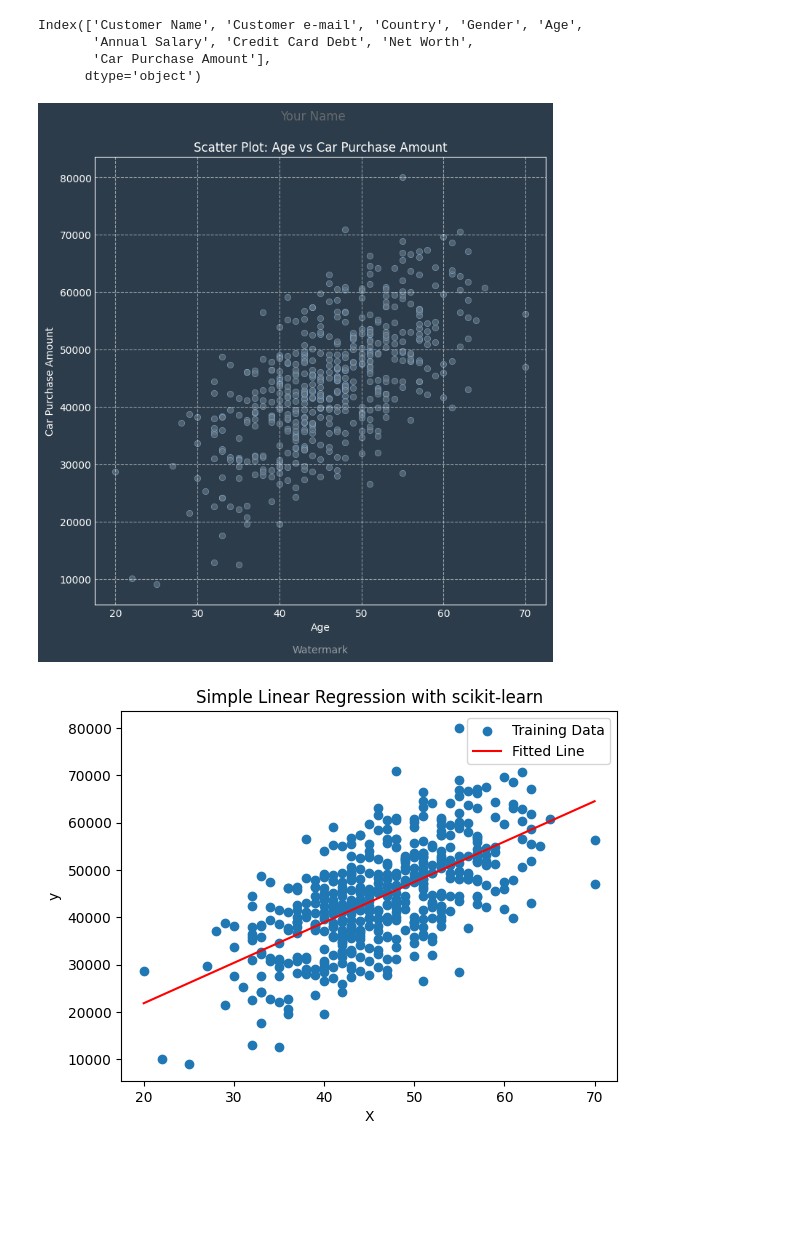
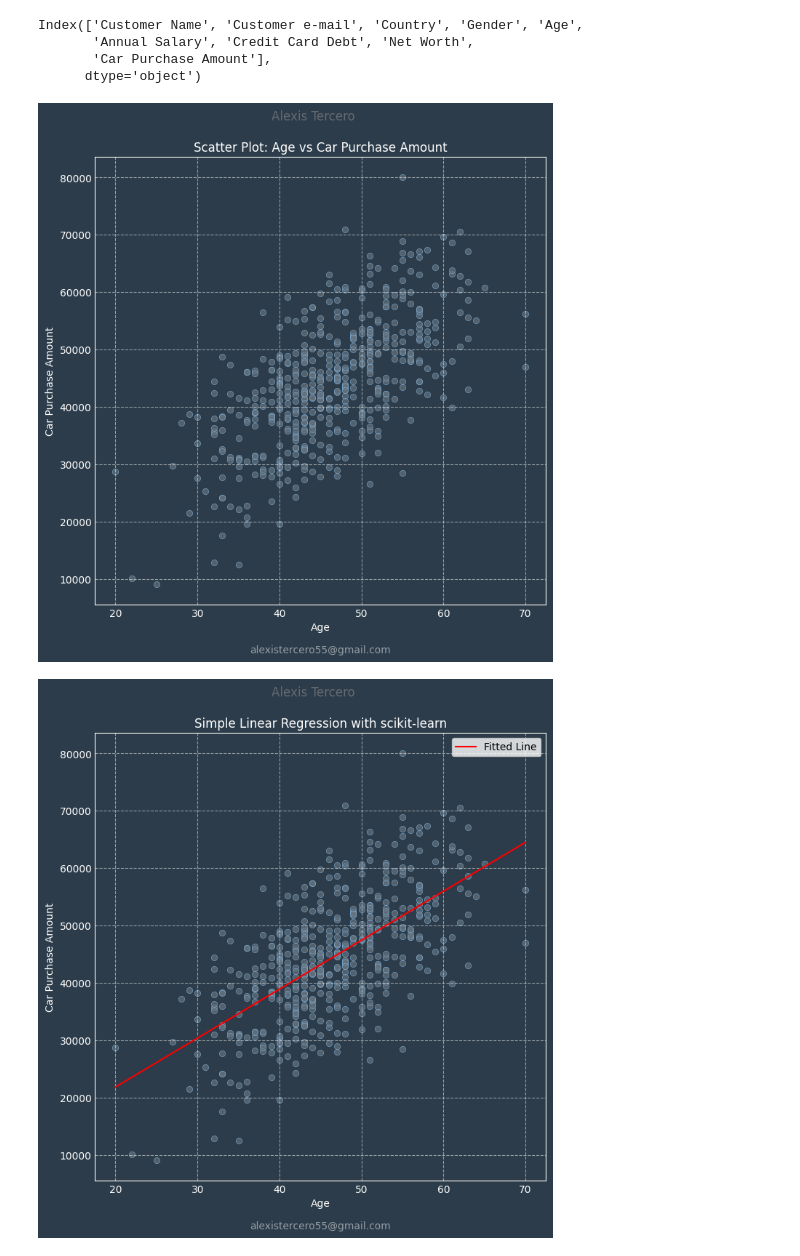
Before and after one commit to AlexisTercero55/AI-Research, a Jupyter notebook: Research/Regressions/Linear regression/Linear Regresion.ipynb, the cells around one changed output. Saved outputs shown, nothing was run; the diff lists cells and outputs as text; code cells hidden in the pictures; blank space fills up the shorter version.

```diff
--- a/Research/Regressions/Linear regression/Linear Regresion.ipynb
+++ b/Research/Regressions/Linear regression/Linear Regresion.ipynb
@@ -32,8 +32,8 @@ import matplotlib.pyplot as plt
 X = 'Age'
 Y = 'Car Purchase Amount'
 plot_title = f"Scatter Plot: {X} vs {Y}"
-author_name = "Your Name"
-watermark_text = "Watermark"
+author_name = "Alexis Tercero"
+watermark_text = "alexistercero55@gmail.com"
 
 # Set up the square figure dimensions
 fig, ax = plt.subplots(figsize=(8, 8))
@@ -71,36 +71,64 @@ ax.tick_params(axis='both', which='both', length=0, color='#FFFFFF', labelcolor=
 
 plt.show()
 # %% [output]
-[figure, old version]
+[figure, new version]
 # %%
 import numpy as np
 from sklearn.linear_model import LinearRegression
 import matplotlib.pyplot as plt
 
 # Generate some example data
 X_data = dfcsv[[X]]
 y_data = dfcsv[[Y]]
 
 # Create a linear regression model
 model = LinearRegression()
 
 # Fit the model to the data
 model.fit(X_data, y_data)
 
 # Make predictions on new data
 X_new = np.linspace(20, 70, len(X_data)).reshape(-1, 1)
 y_pred = model.predict(X_new)
 
+# Set up the square figure dimensions
+fig, ax = plt.subplots(figsize=(8, 8))
+# Set the color of the axis spines (plot frame)
+ax.spines['bottom'].set_color('#FFFFFF')
+ax.spines['top'].set_color('#FFFFFF')
+ax.spines['right'].set_color('#FFFFFF')
+ax.spines['left'].set_color('#FFFFFF')
+
 # Plot the data and the fitted line
-plt.scatter(X_data, y_data, label='Training Data')
-plt.plot(X_new, y_pred, color='red', label='Fitted Line')
-plt.xlabel('X')
-plt.ylabel('y')
+scatter = ax.scatter(X_data, y_data, c='#64717D', alpha=0.7, edgecolors='#88B9E3', linewidths=0.5)
+# Set background color
+fig.patch.set_facecolor('#2C3C4A')
+ax.set_facecolor('#2C3C4A')
+
+
+# Add title and labels with white text color
+ax.set_title(plot_title, color='#FFFFFF')
+ax.set_xlabel(X, color='#FFFFFF')
+ax.set_ylabel(Y, color='#FFFFFF')
+
+
+# Add watermark at the bottom
+ax.text(0.5, -0.1, watermark_text, transform=ax.transAxes, color='#FFFFFF', alpha=0.5, ha='center', va='center')
+
+# Add author's name at the top
+fig.text(0.5, 0.95, author_name, ha='center', va='center', fontsize=12, color='gray', alpha=0.7)
+
+# Customize gridlines and ticks as needed
+ax.grid(True, linestyle='--', alpha=0.5, color='#FFFFFF')
+ax.tick_params(axis='both', which='both', length=0, color='#FFFFFF', labelcolor='#FFFFFF')  # Hide ticks
+ax.plot(X_new, y_pred, color='red', label='Fitted Line')
+# plt.xlabel('X')
+# plt.ylabel('y')
 plt.title('Simple Linear Regression with scikit-learn')
 plt.legend()
 plt.show()
 # %% [output]
-[figure, old version]
+[figure, new version]
 # %%
 # Calculate residuals (errors)
 residuals = y_data - y_pred
```
Also changed, not shown: parts of 1 cell of this notebook, 2 other files.
